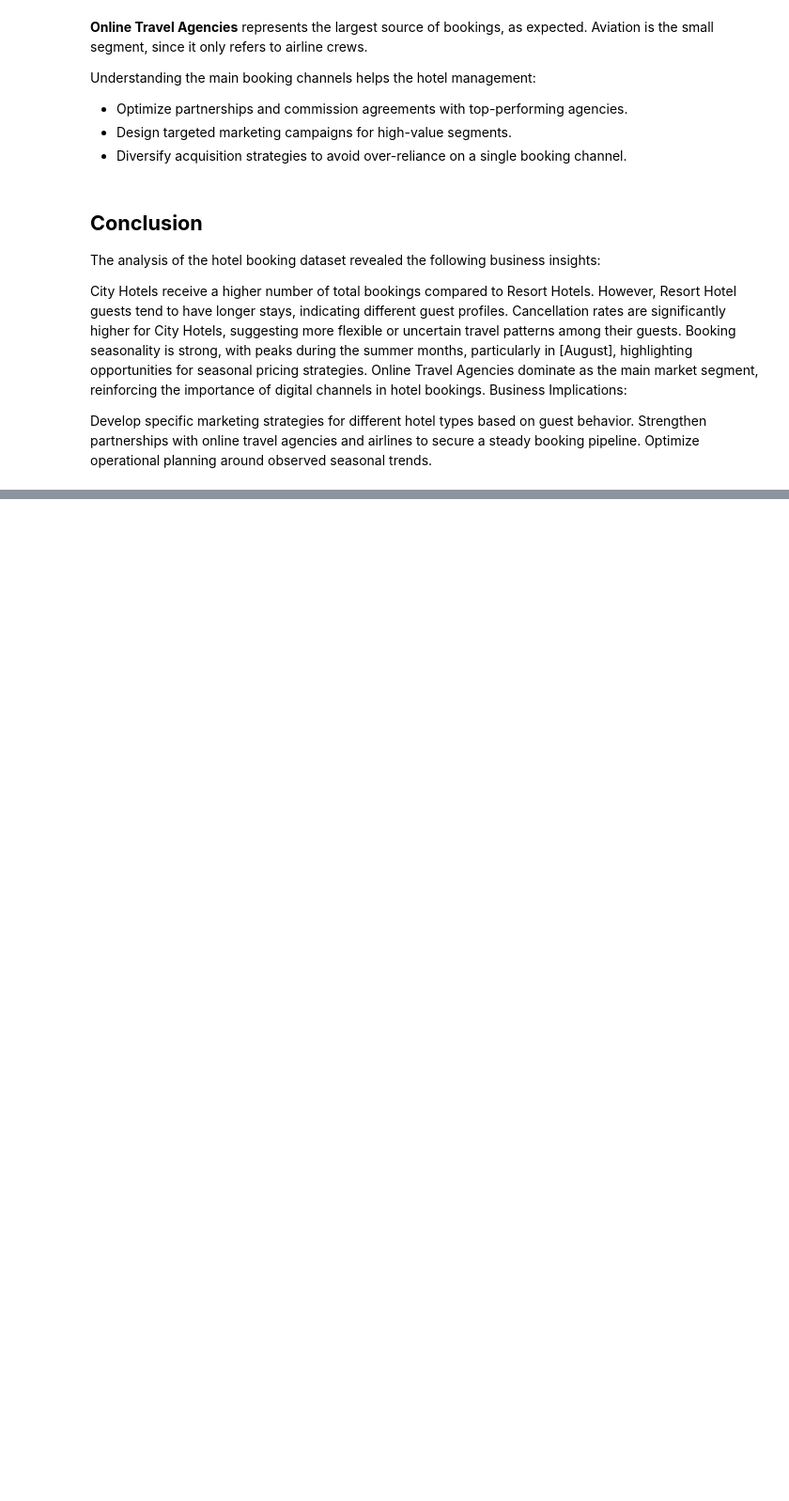
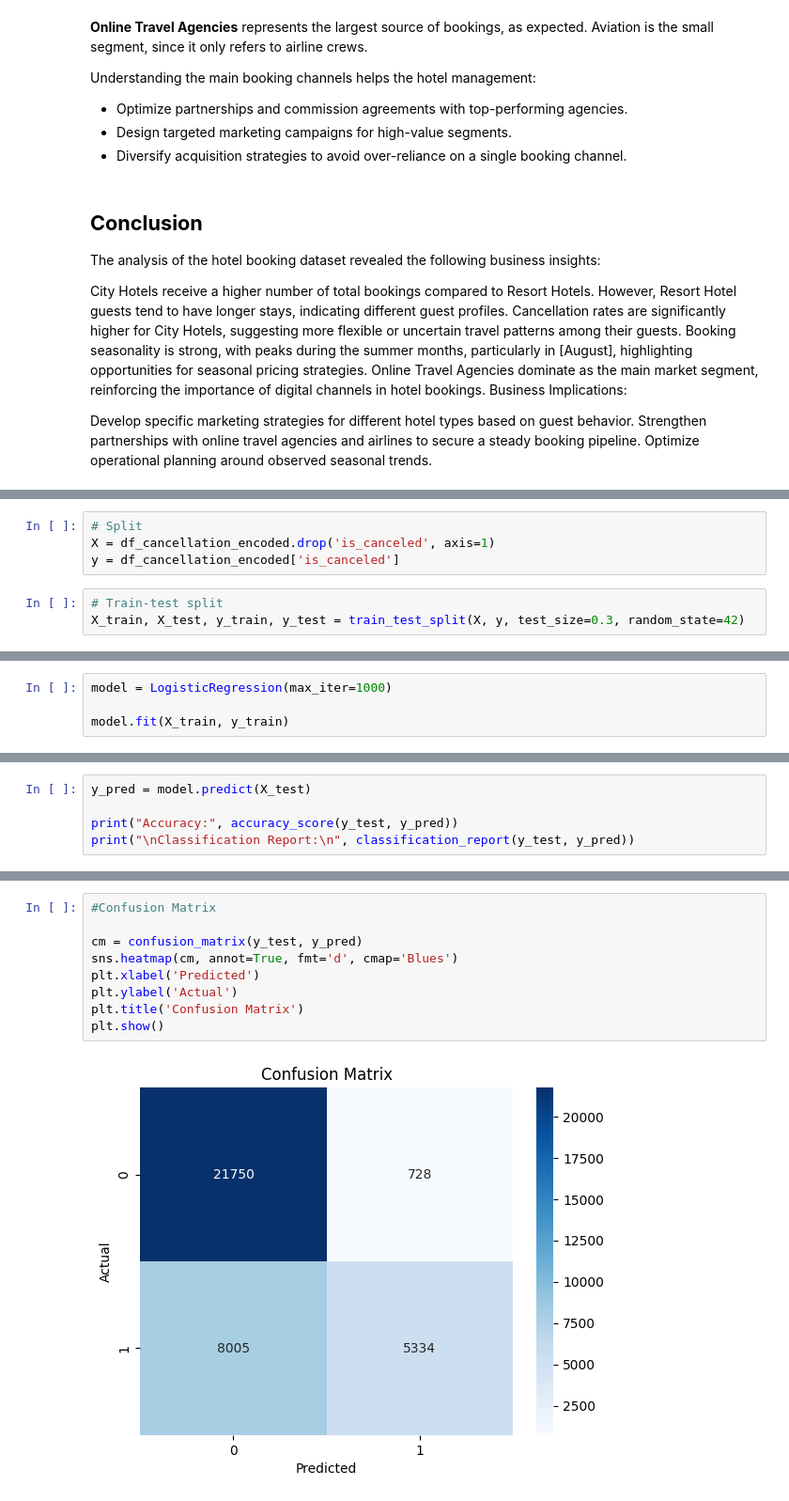
Before and after one commit to LuisaPolicarpo/Hotel, a Jupyter notebook: Hotel.ipynb, the cells around one changed output, grey strips where cells are left out. Shown at 94% size. Saved outputs shown, nothing was run; the diff lists cells and outputs as text; blank space fills up the shorter version.

```diff
--- a/Hotel.ipynb
+++ b/Hotel.ipynb
@@ -455,0 +488,7 @@ Optimize operational planning around observed seasonal trends.
+# %%
+# Split
+X = df_cancellation_encoded.drop('is_canceled', axis=1)
+y = df_cancellation_encoded['is_canceled']
+# %%
+# Train-test split
+X_train, X_test, y_train, y_test = train_test_split(X, y, test_size=0.3, random_state=42)
@@ -455,0 +497,4 @@ Optimize operational planning around observed seasonal trends.
+# %%
+model = LogisticRegression(max_iter=1000)
+
+model.fit(X_train, y_train)
@@ -455,0 +503,5 @@ Optimize operational planning around observed seasonal trends.
+# %%
+y_pred = model.predict(X_test)
+
+print("Accuracy:", accuracy_score(y_test, y_pred))
+print("\nClassification Report:\n", classification_report(y_test, y_pred))
@@ -455,0 +520,11 @@ Optimize operational planning around observed seasonal trends.
+# %%
+#Confusion Matrix
+
+cm = confusion_matrix(y_test, y_pred)
+sns.heatmap(cm, annot=True, fmt='d', cmap='Blues')
+plt.xlabel('Predicted')
+plt.ylabel('Actual')
+plt.title('Confusion Matrix')
+plt.show()
+# %% [output]
+[figure, added]
```
Also changed, not shown: parts of 13 cells of this notebook.
